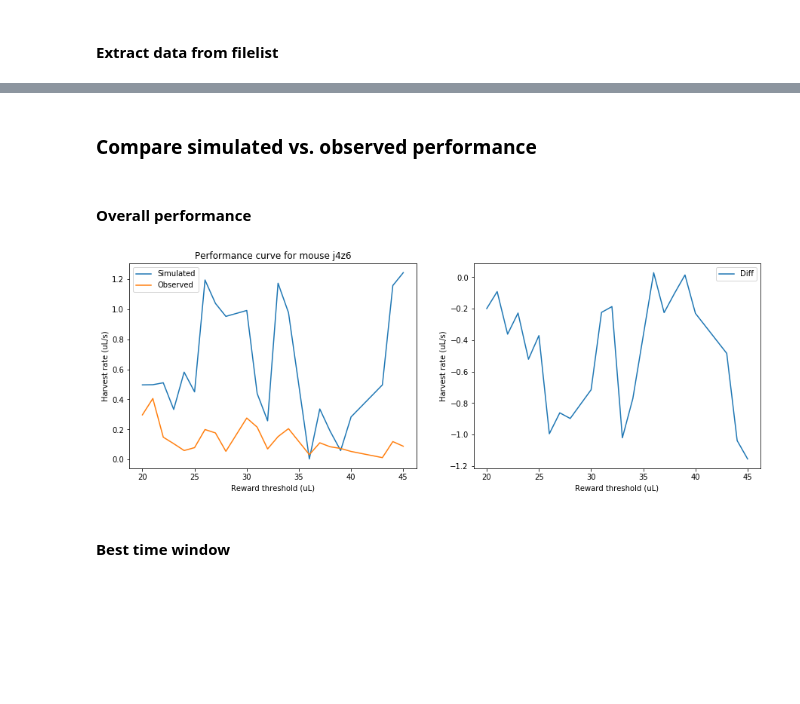
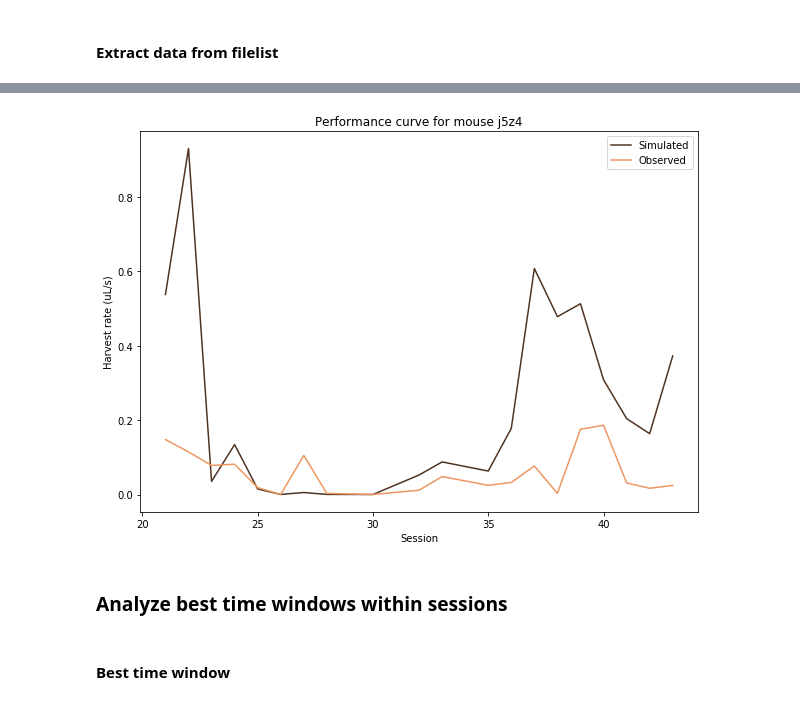
Before and after one commit to jbwebb8/foraging-analysis, a Jupyter notebook: patch_foraging_simulation.ipynb, the cells around one changed output, grey strips where cells are left out. Saved outputs shown, nothing was run; the diff lists cells and outputs as text; code cells hidden in the pictures; blank space fills up the shorter version.

```diff
--- a/patch_foraging_simulation.ipynb
+++ b/patch_foraging_simulation.ipynb
@@ -775,4 +1020,7 @@ Day  Filename
 25:  Z:\James\data\ChamberC\9-12-18\j5z3_d25_2018_09_12_13_27_35.mat
 # %% [markdown]
 #### Extract data from filelist
+# %%
+filelist = filelist[5:]
+training_days = training_days[5:]
 # %%
@@ -835,12 +1096,16 @@ Significant outliers (value):
 # %%
 # Remove outliers as warranted
-exclude_idx = np.arange(19)
+exclude_idx = np.arange(20)
 keep_idx = np.isin(np.arange(len(filelist)), exclude_idx, invert=True)
 
 print('Excluding session(s)', training_days[exclude_idx], 'from analysis.')
 
 filelist = [f for i, f in enumerate(filelist) if i not in exclude_idx]
 training_days = training_days[keep_idx]
+hit_rate_obs = hit_rate_obs[keep_idx]
+fa_rate_obs = fa_rate_obs[keep_idx]
+d_prime_obs = d_prime_obs[keep_idx]
+c_obs = c_obs[keep_idx]
 r_total_obs = r_total_obs[keep_idx]
 t_total_obs = t_total_obs[keep_idx]
 harvest_rate_obs = r_total_obs / t_total_obs
@@ -1050,29 +1269,37 @@ plt.savefig(results_dir + 'sim_performance_curves.png')
-# %% [markdown]
-### Compare simulated vs. observed performance
-# %% [markdown]
-#### Overall performance
+# %%
+f = open(d + 'filelist.txt', 'r')
+filelist = [line.rstrip() for line in f]
+f.close()
+sim_data = np.load(d + 'sim_data.npy')
+env_data = np.load(d + 'env_data.npy')
+decision_val = np.load(d + 'decision_val.npy')
+harvest_rate_sim = np.load(d + 'harvest_rate.npy')
+r_thresh_sim = np.load(d + 'r_thresh.npy')
 # %%
 # Make figure, axes
-fig, ax = plt.subplots(1, 2, figsize=(15, 5))
+fig, ax = plt.subplots(figsize=(10, 7))
+#fig, ax = plt.subplots(1, 2, figsize=(15, 5))
 
 # Plot harvest rates for simulation vs. observed behavior
-_ = ax[0].plot(training_days, harvest_rate_sim, label='Simulated')
-_ = ax[0].plot(training_days, harvest_rate_obs, label='Observed')
-_ = ax[0].set_xlabel('Reward threshold (uL)')
-_ = ax[0].set_ylabel('Harvest rate (uL/s)')
-_ = ax[0].set_title('Performance curve for mouse %s' % mouse_id)
-_ = ax[0].legend()
+_ = ax.plot(training_days, harvest_rate_sim, label='Simulated', color=cmap(0.25))
+_ = ax.plot(training_days, harvest_rate_obs, label='Observed', color=cmap(0.75))
+_ = ax.set_xlabel('Session')
+_ = ax.set_ylabel('Harvest rate (uL/s)')
+_ = ax.set_title('Performance curve for mouse %s' % mouse_id)
+_ = ax.legend()
 
 # Plot difference between two
-_ = ax[1].plot(training_days, harvest_rate_obs-harvest_rate_sim, label='Diff')
-_ = ax[1].set_xlabel('Reward threshold (uL)')
-_ = ax[1].set_ylabel('Harvest rate (uL/s)')
-_ = ax[1].legend()
+#_ = ax[1].plot(training_days, harvest_rate_obs-harvest_rate_sim, label='Diff')
+#_ = ax[1].set_xlabel('Session')
+#_ = ax[1].set_ylabel('Harvest rate (uL/s)')
+#_ = ax[1].legend()
 
 # Save figure
 plt.savefig(results_dir + 'sim_vs_obs_performance_curves.png')
 # %% [output]
-[figure, old version]
+[figure, new version]
+# %% [markdown]
+### Analyze best time windows within sessions
 # %% [markdown]
 #### Best time window
 # %%
```
Also changed, not shown: parts of 108 cells of this notebook.
